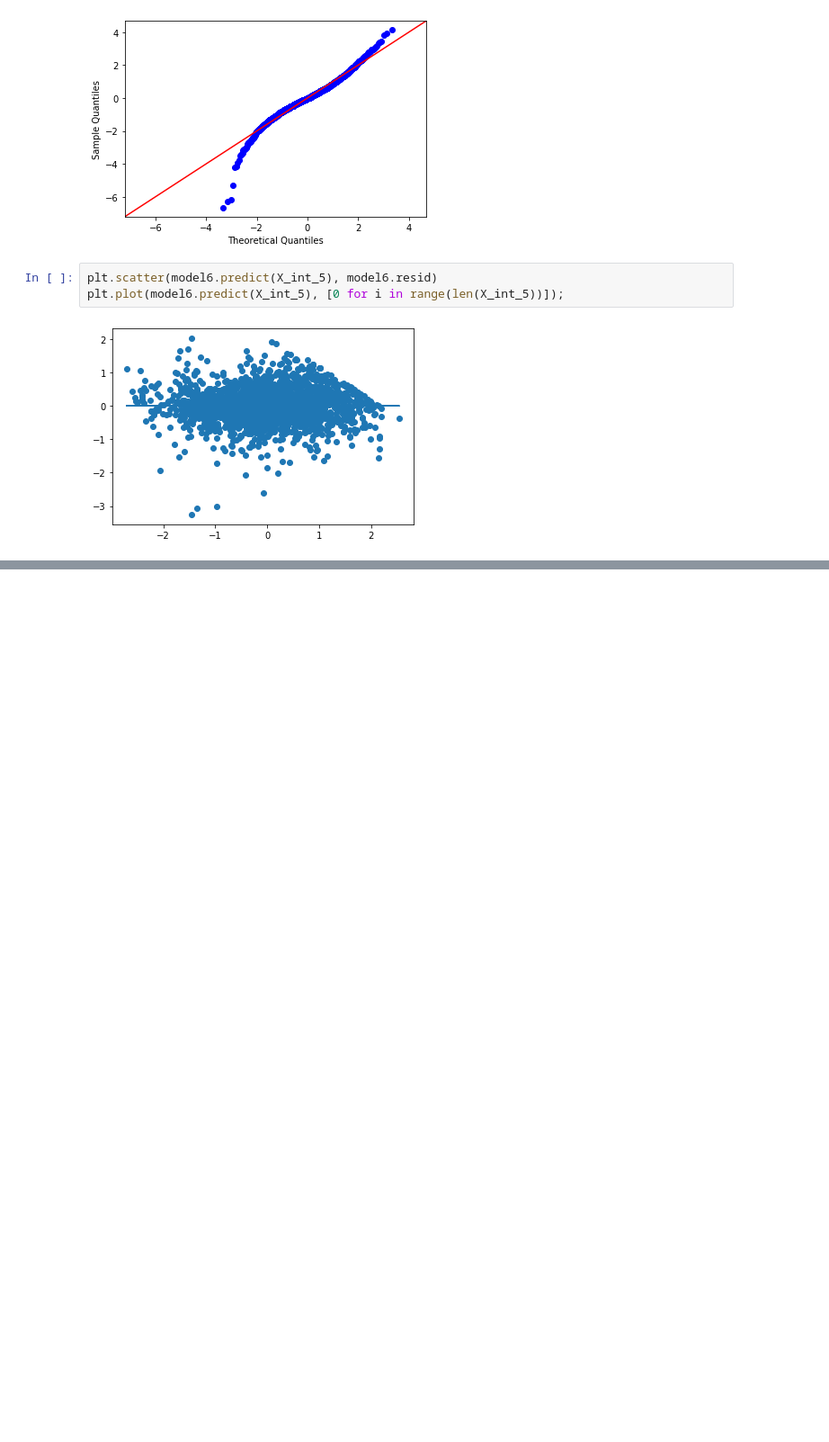
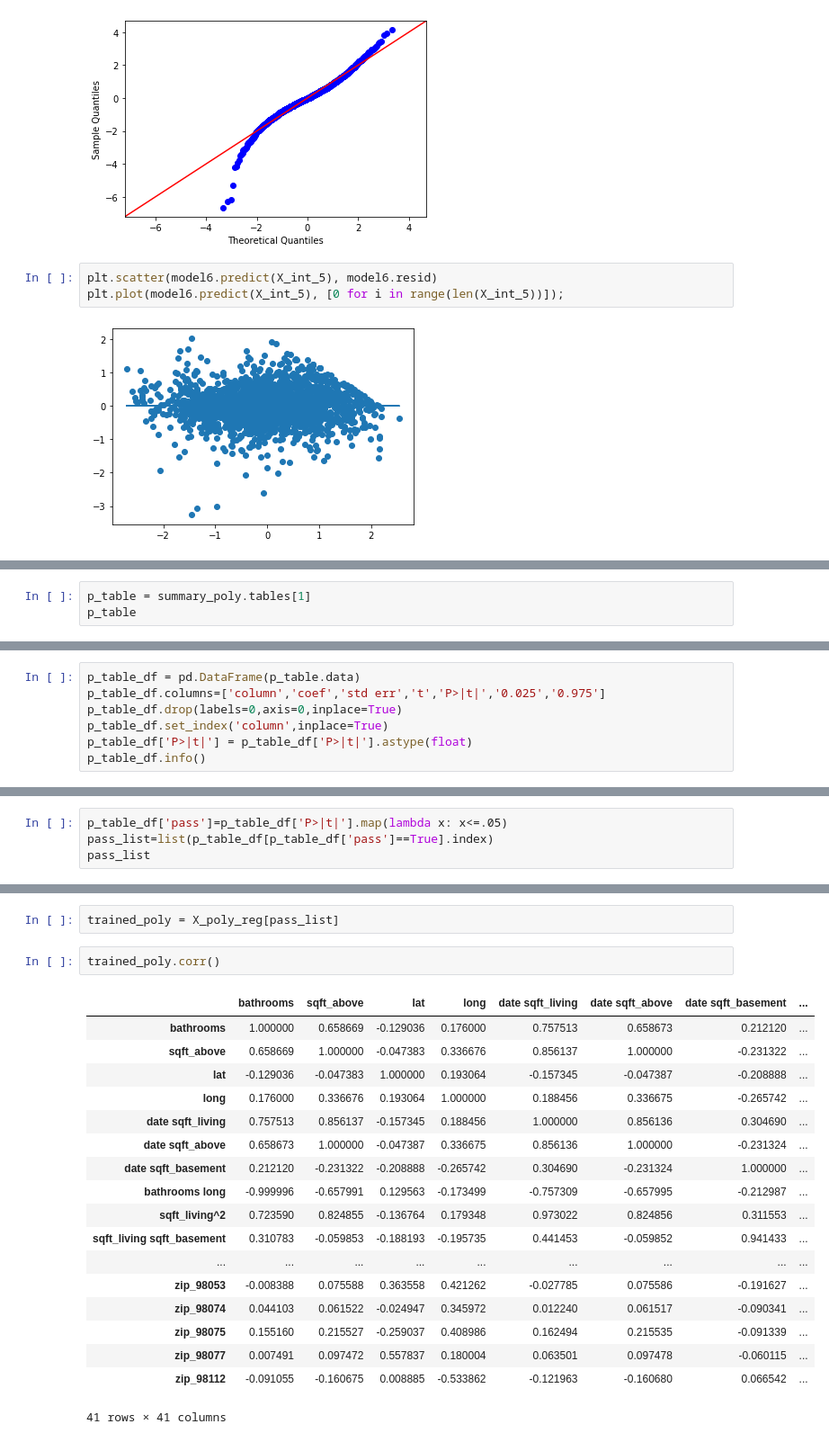
Before and after one commit to melodygr/Housing-Regression-Project, a Jupyter notebook: data-collection-EDA.ipynb, the cells around one changed output, grey strips where cells are left out. Shown at 90% size. Cells and saved outputs as stored; diff of their text form; blank space fills up the shorter version.

```diff
--- a/data-collection-EDA.ipynb
+++ b/data-collection-EDA.ipynb
@@ -1225,0 +1424,3 @@ plt.plot(model6.predict(X_int_5), [0 for i in range(len(X_int_5))]);
+# %%
+p_table = summary_poly.tables[1]
+p_table
@@ -1225,0 +1444,7 @@ plt.plot(model6.predict(X_int_5), [0 for i in range(len(X_int_5))]);
+# %%
+p_table_df = pd.DataFrame(p_table.data)
+p_table_df.columns=['column','coef','std err','t','P>|t|','0.025','0.975']
+p_table_df.drop(labels=0,axis=0,inplace=True)
+p_table_df.set_index('column',inplace=True)
+p_table_df['P>|t|'] = p_table_df['P>|t|'].astype(float)
+p_table_df.info()
@@ -1225,0 +1463,4 @@ plt.plot(model6.predict(X_int_5), [0 for i in range(len(X_int_5))]);
+# %%
+p_table_df['pass']=p_table_df['P>|t|'].map(lambda x: x<=.05)
+pass_list=list(p_table_df[p_table_df['pass']==True].index)
+pass_list
@@ -1225,0 +1485,23 @@ plt.plot(model6.predict(X_int_5), [0 for i in range(len(X_int_5))]);
+# %%
+trained_poly = X_poly_reg[pass_list]
+# %%
+trained_poly.corr()
+# %% [output]
+|  | bathrooms | sqft_above | lat | long | date sqft_living | date sqft_above | date sqft_basement | ... |
+| bathrooms | 1.000000 | 0.658669 | -0.129036 | 0.176000 | 0.757513 | 0.658673 | 0.212120 | ... |
+| sqft_above | 0.658669 | 1.000000 | -0.047383 | 0.336676 | 0.856137 | 1.000000 | -0.231322 | ... |
+| lat | -0.129036 | -0.047383 | 1.000000 | 0.193064 | -0.157345 | -0.047387 | -0.208888 | ... |
+| long | 0.176000 | 0.336676 | 0.193064 | 1.000000 | 0.188456 | 0.336675 | -0.265742 | ... |
+| date sqft_living | 0.757513 | 0.856137 | -0.157345 | 0.188456 | 1.000000 | 0.856136 | 0.304690 | ... |
+| date sqft_above | 0.658673 | 1.000000 | -0.047387 | 0.336675 | 0.856136 | 1.000000 | -0.231324 | ... |
+| date sqft_basement | 0.212120 | -0.231322 | -0.208888 | -0.265742 | 0.304690 | -0.231324 | 1.000000 | ... |
+| bathrooms long | -0.999996 | -0.657991 | 0.129563 | -0.173499 | -0.757309 | -0.657995 | -0.212987 | ... |
+| sqft_living^2 | 0.723590 | 0.824855 | -0.136764 | 0.179348 | 0.973022 | 0.824856 | 0.311553 | ... |
+| sqft_living sqft_basement | 0.310783 | -0.059853 | -0.188193 | -0.195735 | 0.441453 | -0.059852 | 0.941433 | ... |
+| ... | ... | ... | ... | ... | ... | ... | ... | ... |
+| zip_98053 | -0.008388 | 0.075588 | 0.363558 | 0.421262 | -0.027785 | 0.075586 | -0.191627 | ... |
+| zip_98074 | 0.044103 | 0.061522 | -0.024947 | 0.345972 | 0.012240 | 0.061517 | -0.090341 | ... |
+| zip_98075 | 0.155160 | 0.215527 | -0.259037 | 0.408986 | 0.162494 | 0.215535 | -0.091339 | ... |
+| zip_98077 | 0.007491 | 0.097472 | 0.557837 | 0.180004 | 0.063501 | 0.097478 | -0.060115 | ... |
+| zip_98112 | -0.091055 | -0.160675 | 0.008885 | -0.533862 | -0.121963 | -0.160680 | 0.066542 | ... |
+41 rows × 41 columns
```
Also changed, not shown: parts of 53 cells of this notebook, 1 other file.
